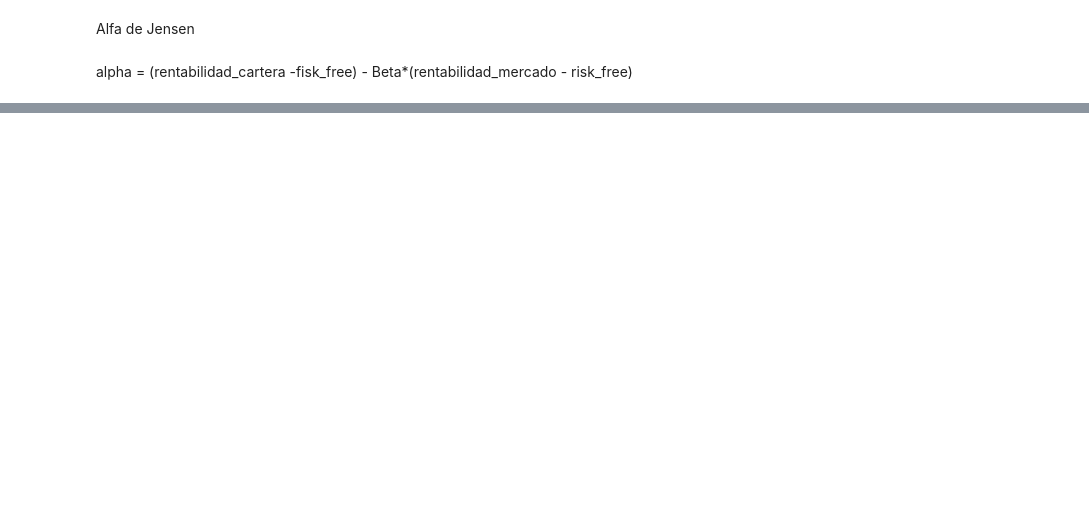
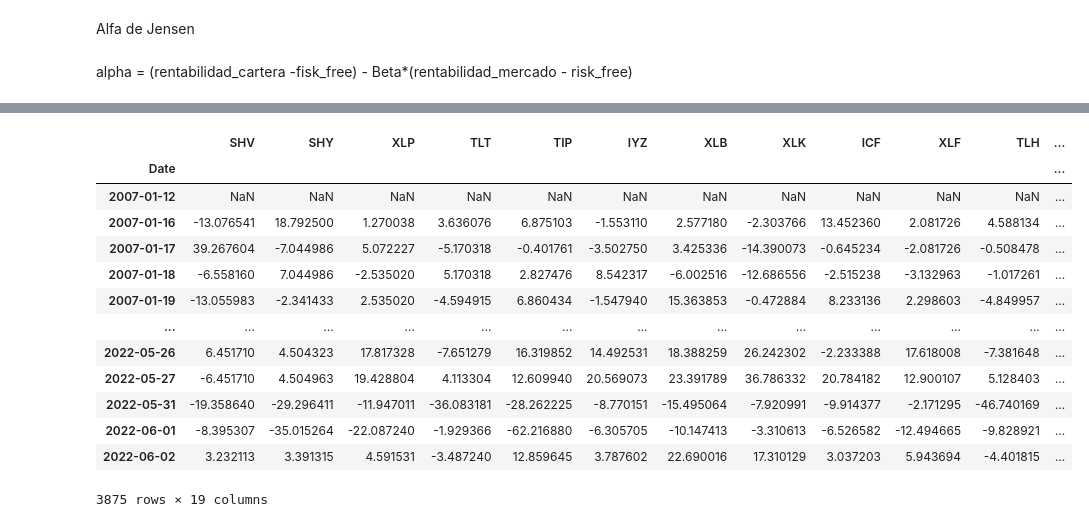
Before and after one commit to NicoGuillen/Backtest, a Jupyter notebook: Quant_Features.ipynb, the cells around one changed output, grey strips where cells are left out. Saved outputs shown, nothing was run; the diff lists cells and outputs as text; code cells hidden in the pictures; blank space fills up the shorter version.

```diff
--- a/Quant_Features.ipynb
+++ b/Quant_Features.ipynb
@@ -449,3 +485,20 @@ def calcula_sharpe(data, periodo_ajuste=252):
     sharpe.replace([np.inf, -np.inf], 0, inplace=True)
 
     return sharpe
+# %%
+calcula_sharpe(closeyf, 252)
+# %% [output]
+|  | SHV | SHY | XLP | TLT | TIP | IYZ | XLB | XLK | ICF | XLF | TLH | ... |
+| Date |  |  |  |  |  |  |  |  |  |  |  | ... |
+| 2007-01-12 | NaN | NaN | NaN | NaN | NaN | NaN | NaN | NaN | NaN | NaN | NaN | ... |
+| 2007-01-16 | -13.076541 | 18.792500 | 1.270038 | 3.636076 | 6.875103 | -1.553110 | 2.577180 | -2.303766 | 13.452360 | 2.081726 | 4.588134 | ... |
+| 2007-01-17 | 39.267604 | -7.044986 | 5.072227 | -5.170318 | -0.401761 | -3.502750 | 3.425336 | -14.390073 | -0.645234 | -2.081726 | -0.508478 | ... |
+| 2007-01-18 | -6.558160 | 7.044986 | -2.535020 | 5.170318 | 2.827476 | 8.542317 | -6.002516 | -12.686556 | -2.515238 | -3.132963 | -1.017261 | ... |
+| 2007-01-19 | -13.055983 | -2.341433 | 2.535020 | -4.594915 | 6.860434 | -1.547940 | 15.363853 | -0.472884 | 8.233136 | 2.298603 | -4.849957 | ... |
+| ... | ... | ... | ... | ... | ... | ... | ... | ... | ... | ... | ... | ... |
+| 2022-05-26 | 6.451710 | 4.504323 | 17.817328 | -7.651279 | 16.319852 | 14.492531 | 18.388259 | 26.242302 | -2.233388 | 17.618008 | -7.381648 | ... |
+| 2022-05-27 | -6.451710 | 4.504963 | 19.428804 | 4.113304 | 12.609940 | 20.569073 | 23.391789 | 36.786332 | 20.784182 | 12.900107 | 5.128403 | ... |
+| 2022-05-31 | -19.358640 | -29.296411 | -11.947011 | -36.083181 | -28.262225 | -8.770151 | -15.495064 | -7.920991 | -9.914377 | -2.171295 | -46.740169 | ... |
+| 2022-06-01 | -8.395307 | -35.015264 | -22.087240 | -1.929366 | -62.216880 | -6.305705 | -10.147413 | -3.310613 | -6.526582 | -12.494665 | -9.828921 | ... |
+| 2022-06-02 | 3.232113 | 3.391315 | 4.591531 | -3.487240 | 12.859645 | 3.787602 | 22.690016 | 17.310129 | 3.037203 | 5.943694 | -4.401815 | ... |
+3875 rows × 19 columns
```
Also changed, not shown: parts of 11 cells of this notebook.
